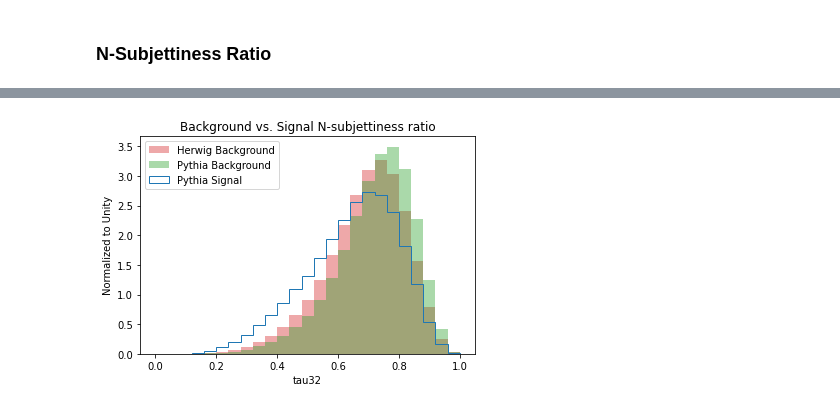
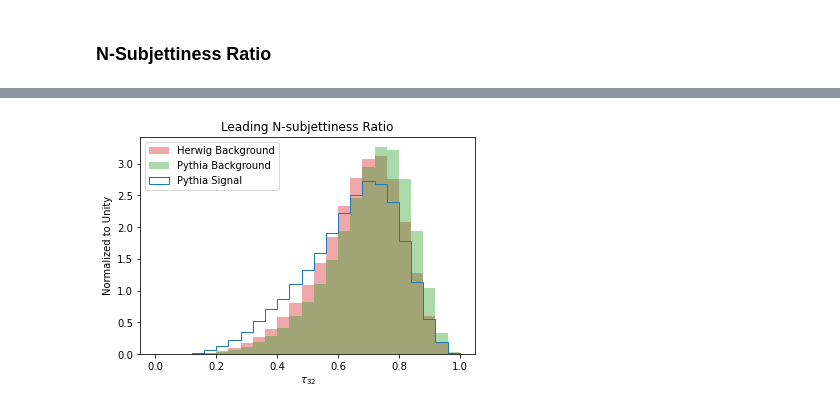
Before and after one commit to VinceLing0529/Anomaly-Detection, a Jupyter notebook: Feature Study for GAN.ipynb, the cells around one changed output, grey strips where cells are left out. Drawn from its saved outputs; the diff is of its cells as text; code cells hidden in the pictures.

```diff
--- a/Feature Study for GAN.ipynb
+++ b/Feature Study for GAN.ipynb
@@ -86,0 +39,8 @@ df["pythiasig"]
+# %%
+for datatype in tqdm(datatypes):
+    df[datatype] = load_data(datatype)
+# %%
+for datatype in datatypes:
+    print(datatype+":")
+    print(df[datatype].info(memory_usage=True))
+    print()
@@ -89,9 +67,9 @@ df["pythiasig"]
 ### Jet Masses
 # %%
 for datatype in datatypes:
-    plt.title(datatype + " Leading & Subleading Mass")
-    plt.ylabel("Subleading Jet Mass (GeV)")
-    plt.xlabel("Leading Jet Mass (GeV)")
+    plt.title(datatype + " Leading vs. Subleading Mass")
+    plt.ylabel("$m_{J_2}$ (GeV)")
+    plt.xlabel("$m_{J_1}$ (GeV)")
     plt.hist2d(df[datatype]["mj1"], df[datatype]["mj2"], bins = 25, range = [[0,600],[0,600]], cmap = 'inferno')
     plt.colorbar()
     plt.show()
@@ -129,9 +118,9 @@ for datatype in datatypes:
     df[datatype]["ej2"] = np.sqrt(df[datatype]["mj2"]**2 + df[datatype]["pxj2"]**2 + df[datatype]["pyj2"]**2 + df[datatype]["pzj2"]**2)
 # %%
 for datatype in datatypes:
-    plt.title(datatype + " Leading & Subleading Energy")
-    plt.ylabel("Subleading Jet Energy (GeV)")
-    plt.xlabel("Leading Jet Energy (GeV)")
+    plt.title(datatype + " Leading vs. Subleading Energy")
+    plt.ylabel("$E_{J_2}$ (GeV)")
+    plt.xlabel("$E_{J_1}$ (GeV)")
     plt.hist2d(df[datatype]["ej1"], df[datatype]["ej2"], bins = 25, range = [[1200,3000],[1200,3000]], cmap = 'inferno')
     plt.colorbar()
     plt.show()
@@ -201,11 +212,11 @@ plt.show()
 # %%
-plt.title("Background vs. Signal N-subjettiness ratio")
+plt.title("Leading N-subjettiness Ratio")
 plt.ylabel("Normalized to Unity")
-plt.xlabel("tau32")
-plt.hist(np.concatenate((df["herwig"]["tau32j1"], df["herwig"]["tau32j2"])), bins = 25, range = (0, 1), color = "tab:red", alpha = 0.4, label = "Herwig Background", density = True)
-plt.hist(np.concatenate((df["pythiabg"]["tau32j1"], df["pythiabg"]["tau32j2"])), bins = 25, range = (0, 1), color = "tab:green", alpha = 0.4, label = "Pythia Background", density = True)
-plt.hist(np.concatenate((df["pythiasig"]["tau32j1"], df["pythiasig"]["tau32j2"])), bins = 25, range = (0, 1), color = "tab:blue", histtype = "step", label = "Pythia Signal", density = True)
+plt.xlabel("$\\tau_{32}$")
+plt.hist(df["herwig"]["tau32j1"], bins = 25, range = (0, 1), color = "tab:red", alpha = 0.4, label = "Herwig Background", density = True)
+plt.hist(df["pythiabg"]["tau32j1"], bins = 25, range = (0, 1), color = "tab:green", alpha = 0.4, label = "Pythia Background", density = True)
+plt.hist(df["pythiasig"]["tau32j1"], bins = 25, range = (0, 1), color = "tab:blue", histtype = "step", label = "Pythia Signal", density = True)
 plt.legend()
 plt.show()
 # %% [output]
-[figure, old version]
+[figure, new version]
```
Also changed, not shown: parts of 23 cells of this notebook, 23 other files.
